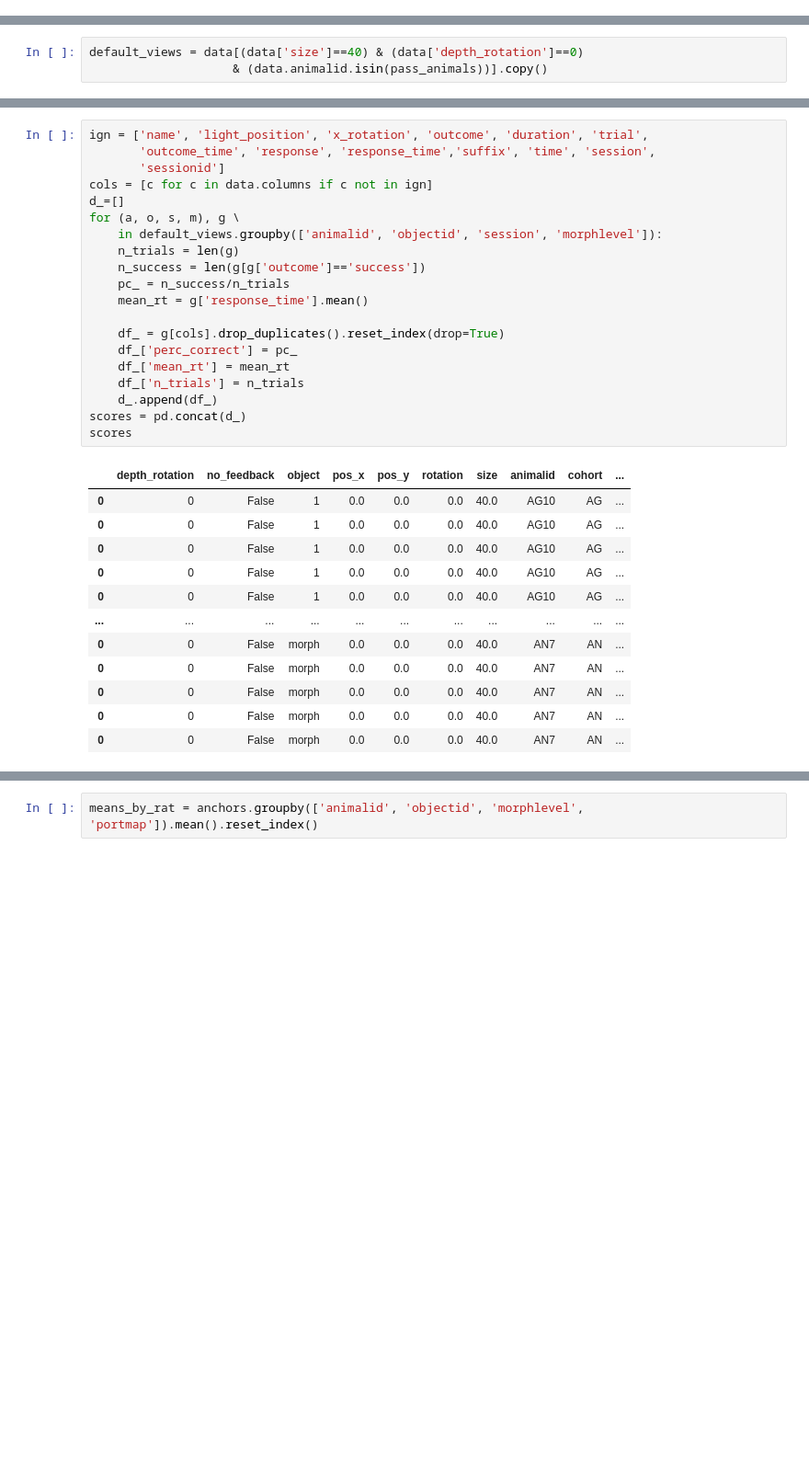
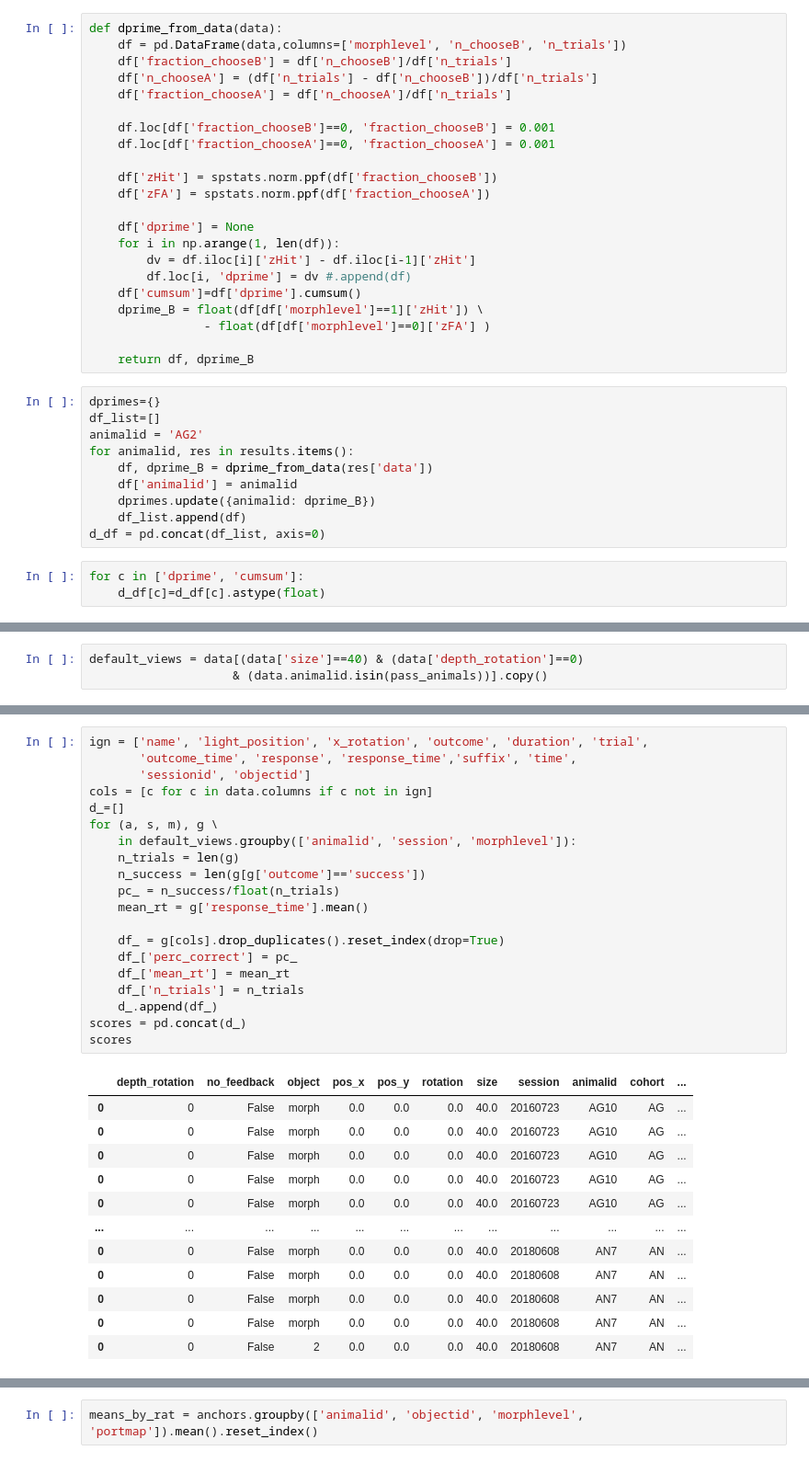
Before and after one commit to julianarhee/rat-2p-area-characterizations, a Jupyter notebook: analyze2p/behavior/psychometric_curves.ipynb, the cells around one changed output, grey strips where cells are left out. Shown at 92% size. Drawn from its saved outputs; the diff is of its cells as text; blank space fills up the shorter version.

```diff
--- a/analyze2p/behavior/psychometric_curves.ipynb
+++ b/analyze2p/behavior/psychometric_curves.ipynb
@@ -174,0 +266,35 @@ import pingouin as pg
+# %%
+def dprime_from_data(data):
+    df = pd.DataFrame(data,columns=['morphlevel', 'n_chooseB', 'n_trials'])
+    df['fraction_chooseB'] = df['n_chooseB']/df['n_trials']
+    df['n_chooseA'] = (df['n_trials'] - df['n_chooseB'])/df['n_trials']
+    df['fraction_chooseA'] = df['n_chooseA']/df['n_trials']
+
+    df.loc[df['fraction_chooseB']==0, 'fraction_chooseB'] = 0.001
+    df.loc[df['fraction_chooseA']==0, 'fraction_chooseA'] = 0.001
+
+    df['zHit'] = spstats.norm.ppf(df['fraction_chooseB'])
+    df['zFA'] = spstats.norm.ppf(df['fraction_chooseA'])
+
+    df['dprime'] = None
+    for i in np.arange(1, len(df)):
+        dv = df.iloc[i]['zHit'] - df.iloc[i-1]['zHit']
+        df.loc[i, 'dprime'] = dv #.append(df)
+    df['cumsum']=df['dprime'].cumsum()
+    dprime_B = float(df[df['morphlevel']==1]['zHit']) \
+                - float(df[df['morphlevel']==0]['zFA'] )
+
+    return df, dprime_B
+# %%
+dprimes={}
+df_list=[]
+animalid = 'AG2'
+for animalid, res in results.items():
+    df, dprime_B = dprime_from_data(res['data'])
+    df['animalid'] = animalid
+    dprimes.update({animalid: dprime_B})
+    df_list.append(df)
+d_df = pd.concat(df_list, axis=0)
+# %%
+for c in ['dprime', 'cumsum']:
+    d_df[c]=d_df[c].astype(float)
@@ -202,36 +357,36 @@ default_views = data[(data['size']==40) & (data['depth_rotation']==0)
 # %%
 ign = ['name', 'light_position', 'x_rotation', 'outcome', 'duration', 'trial',
-       'outcome_time', 'response', 'response_time','suffix', 'time', 'session',
-       'sessionid']
+       'outcome_time', 'response', 'response_time','suffix', 'time',
+       'sessionid', 'objectid']
 cols = [c for c in data.columns if c not in ign]
 d_=[]
-for (a, o, s, m), g \
-    in default_views.groupby(['animalid', 'objectid', 'session', 'morphlevel']):
+for (a, s, m), g \
+    in default_views.groupby(['animalid', 'session', 'morphlevel']):
     n_trials = len(g)
     n_success = len(g[g['outcome']=='success'])
-    pc_ = n_success/n_trials
+    pc_ = n_success/float(n_trials)
     mean_rt = g['response_time'].mean()
 
     df_ = g[cols].drop_duplicates().reset_index(drop=True)
     df_['perc_correct'] = pc_
     df_['mean_rt'] = mean_rt
     df_['n_trials'] = n_trials
     d_.append(df_)
 scores = pd.concat(d_)
 scores
 # %% [output]
-|  | depth_rotation | no_feedback | object | pos_x | pos_y | rotation | size | animalid | cohort | ... |
-| 0 | 0 | False | 1 | 0.0 | 0.0 | 0.0 | 40.0 | AG10 | AG | ... |
-| 0 | 0 | False | 1 | 0.0 | 0.0 | 0.0 | 40.0 | AG10 | AG | ... |
-| 0 | 0 | False | 1 | 0.0 | 0.0 | 0.0 | 40.0 | AG10 | AG | ... |
-| 0 | 0 | False | 1 | 0.0 | 0.0 | 0.0 | 40.0 | AG10 | AG | ... |
-| 0 | 0 | False | 1 | 0.0 | 0.0 | 0.0 | 40.0 | AG10 | AG | ... |
-| ... | ... | ... | ... | ... | ... | ... | ... | ... | ... | ... |
-| 0 | 0 | False | morph | 0.0 | 0.0 | 0.0 | 40.0 | AN7 | AN | ... |
-| 0 | 0 | False | morph | 0.0 | 0.0 | 0.0 | 40.0 | AN7 | AN | ... |
-| 0 | 0 | False | morph | 0.0 | 0.0 | 0.0 | 40.0 | AN7 | AN | ... |
-| 0 | 0 | False | morph | 0.0 | 0.0 | 0.0 | 40.0 | AN7 | AN | ... |
-| 0 | 0 | False | morph | 0.0 | 0.0 | 0.0 | 40.0 | AN7 | AN | ... |
+|  | depth_rotation | no_feedback | object | pos_x | pos_y | rotation | size | session | animalid | cohort | ... |
+| 0 | 0 | False | morph | 0.0 | 0.0 | 0.0 | 40.0 | 20160723 | AG10 | AG | ... |
+| 0 | 0 | False | morph | 0.0 | 0.0 | 0.0 | 40.0 | 20160723 | AG10 | AG | ... |
+| 0 | 0 | False | morph | 0.0 | 0.0 | 0.0 | 40.0 | 20160723 | AG10 | AG | ... |
+| 0 | 0 | False | morph | 0.0 | 0.0 | 0.0 | 40.0 | 20160723 | AG10 | AG | ... |
+| 0 | 0 | False | morph | 0.0 | 0.0 | 0.0 | 40.0 | 20160723 | AG10 | AG | ... |
+| ... | ... | ... | ... | ... | ... | ... | ... | ... | ... | ... | ... |
+| 0 | 0 | False | morph | 0.0 | 0.0 | 0.0 | 40.0 | 20180608 | AN7 | AN | ... |
+| 0 | 0 | False | morph | 0.0 | 0.0 | 0.0 | 40.0 | 20180608 | AN7 | AN | ... |
+| 0 | 0 | False | morph | 0.0 | 0.0 | 0.0 | 40.0 | 20180608 | AN7 | AN | ... |
+| 0 | 0 | False | morph | 0.0 | 0.0 | 0.0 | 40.0 | 20180608 | AN7 | AN | ... |
+| 0 | 0 | False | 2 | 0.0 | 0.0 | 0.0 | 40.0 | 20180608 | AN7 | AN | ... |
 1193 rows × 16 columns
 # %%
 anchors = scores[(scores['morphlevel'].isin([0, 22]))].copy()
```
Also changed, not shown: parts of 33 cells of this notebook.
